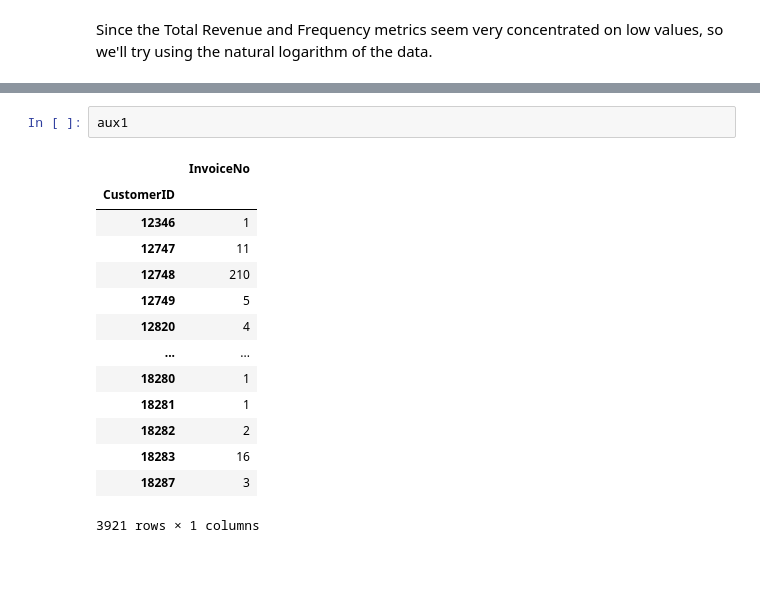
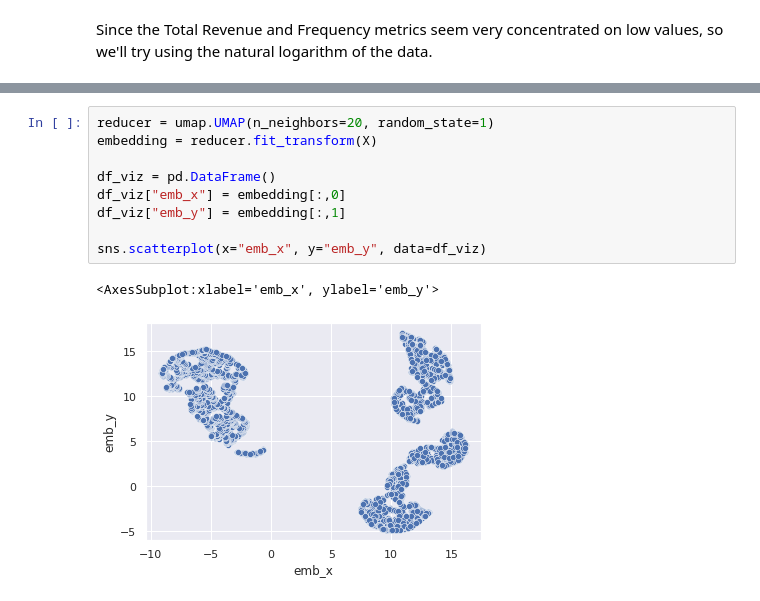
Before and after one commit to brenosakaguti/clustering, a Jupyter notebook: clusterization.ipynb, the cells around one changed output, grey strips where cells are left out. Saved outputs shown, nothing was run; the diff lists cells and outputs as text; blank space fills up the shorter version.

```diff
--- a/clusterization.ipynb
+++ b/clusterization.ipynb
@@ -371,17 +216,12 @@ aux
-# %%
-aux1
-# %% [output]
-|  | InvoiceNo |
-| CustomerID |  |
-| 12346 | 1 |
-| 12747 | 11 |
-| 12748 | 210 |
-| 12749 | 5 |
-| 12820 | 4 |
-| ... | ... |
-| 18280 | 1 |
-| 18281 | 1 |
-| 18282 | 2 |
-| 18283 | 16 |
-| 18287 | 3 |
-3921 rows × 1 columns
+# %%
+reducer = umap.UMAP(n_neighbors=20, random_state=1)
+embedding = reducer.fit_transform(X)
+
+df_viz = pd.DataFrame()
+df_viz["emb_x"] = embedding[:,0]
+df_viz["emb_y"] = embedding[:,1]
+
+sns.scatterplot(x="emb_x", y="emb_y", data=df_viz)
+# %% [output]
+<AxesSubplot:xlabel='emb_x', ylabel='emb_y'>
+[figure, added]
```
Also changed, not shown: parts of 22 cells of this notebook.
